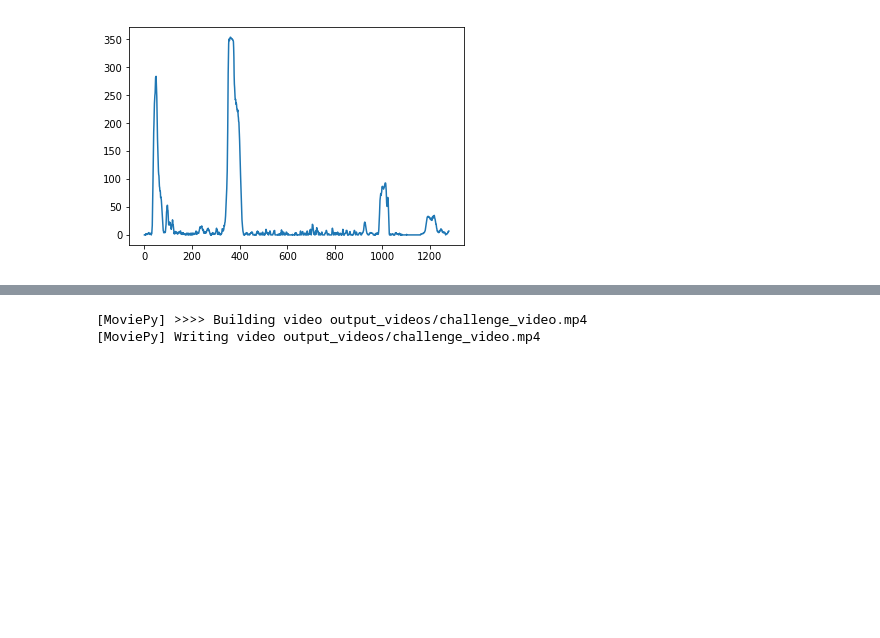
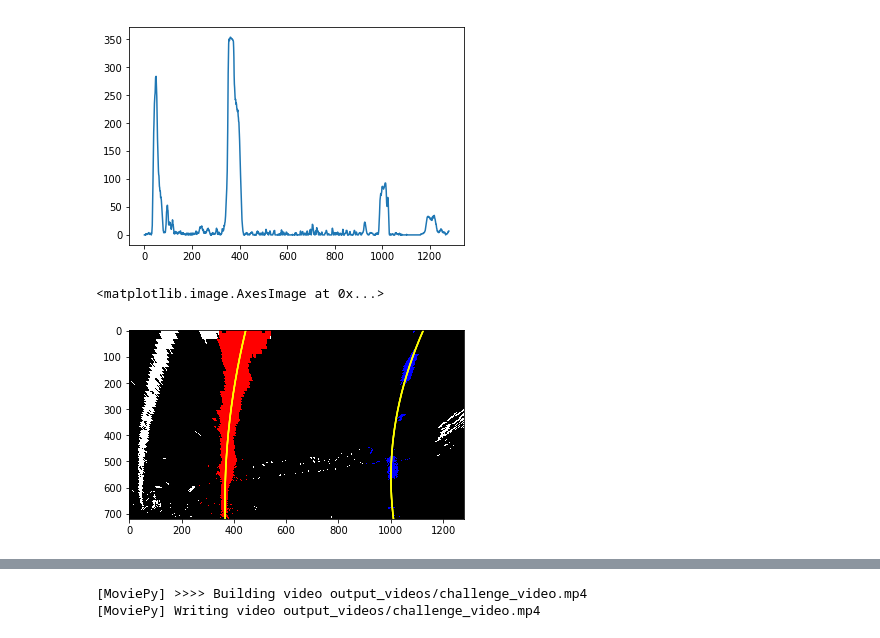
Before and after one commit to kadway/Project_2_SelfDrivingCar-ND_Advanced-Lane-Finding, a Jupyter notebook: advanced_lane_finding.ipynb, the cells around one changed output, grey strips where cells are left out. Cells and saved outputs as stored; diff of their text form; code cells hidden in the pictures; blank space fills up the shorter version.

```diff
--- a/advanced_lane_finding.ipynb
+++ b/advanced_lane_finding.ipynb
@@ -555,8 +599,17 @@ def fit_polynomial(binary_warped, visual=0):
 # %%
 # after creating an histogram we can find the starting x points for each lane,
 # apply the sliding window algorithm to find the coordinates of the pixels that are part of the lanes
 # and fit a sencod order polinomial to to the pixels found
-out_img = fit_polynomial(warped_t_binary, 1)
+poly_out = fit_polynomial(warped_t_binary, 'test_images/test4.jpg')
+#show the result
+ploty = np.linspace(0, warped_t_binary.shape[0]-1, warped_t_binary.shape[0] )
+# Plots the left and right polynomials on the lane lines
+plt.plot(leftLane.recent_xfitted, ploty, color='yellow')
+plt.plot(rightLane.recent_xfitted, ploty, color='yellow')
+plt.imshow(poly_out)
+# %% [output]
+<matplotlib.image.AxesImage at 0x...>
+[figure, added]
 # %%
 def measure_curvature_pixels(img_shape):
     '''
```
Also changed, not shown: parts of 7 cells of this notebook.
